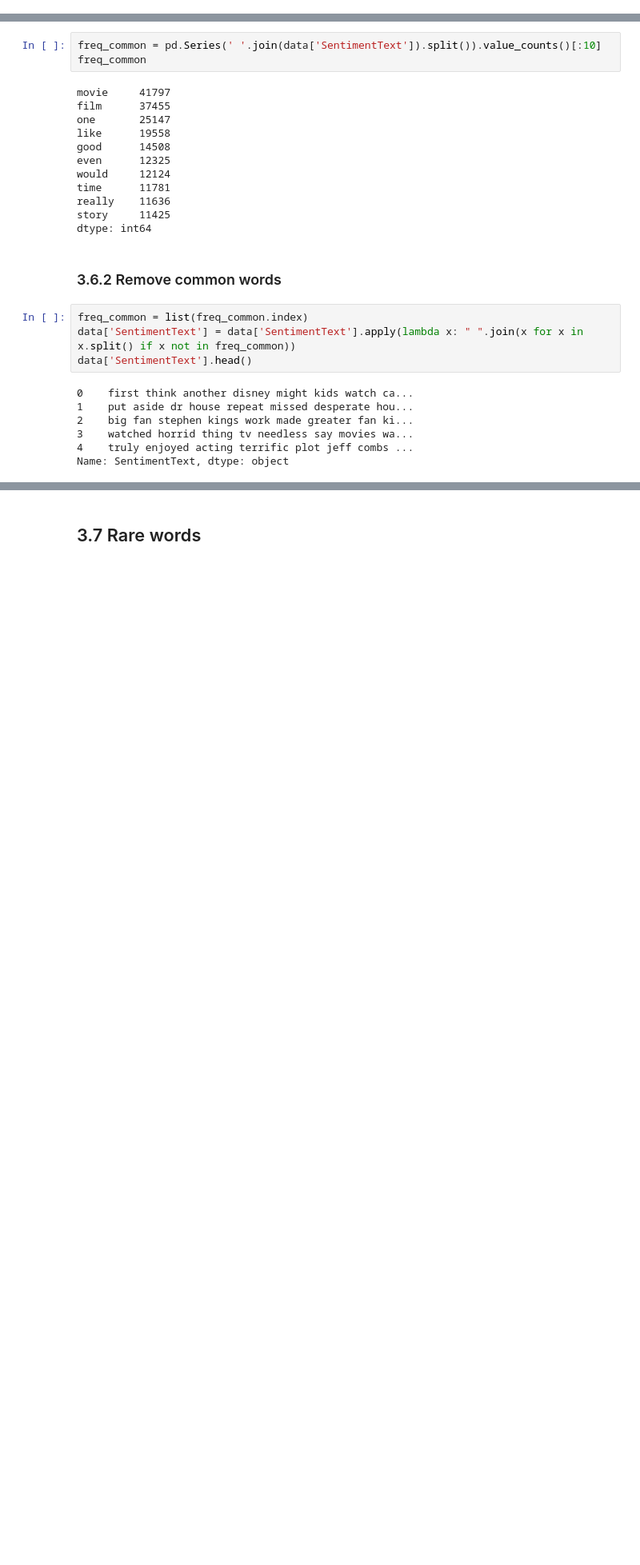
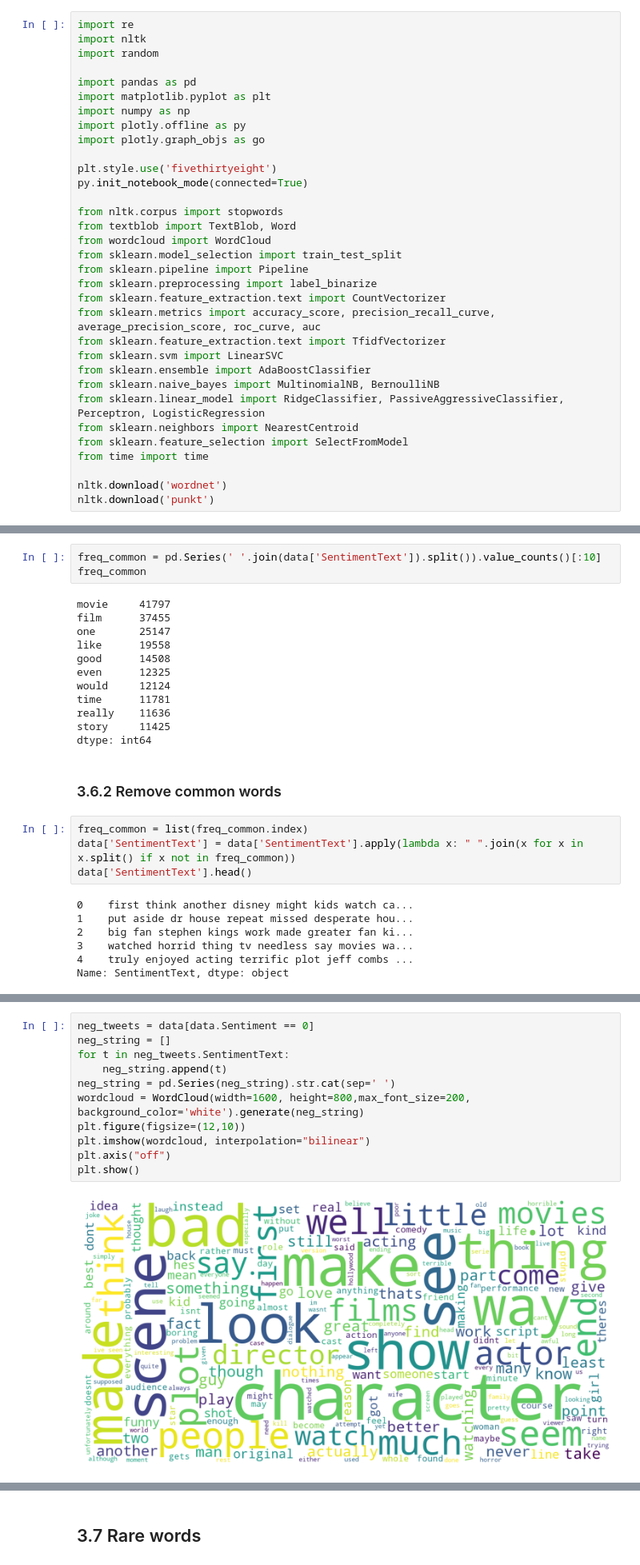
Before and after one commit to Mjauu/text-mining, a Jupyter notebook: sentiment-analysis.ipynb, the cells around one changed output, grey strips where cells are left out. Shown at 80% size. Drawn from its saved outputs; the diff is of its cells as text; blank space fills up the shorter version.

Commit message:
Add word cloud and ML pipelines.

```diff
--- a/sentiment-analysis.ipynb
+++ b/sentiment-analysis.ipynb
@@ -30,0 +13,33 @@ True
+# %%
+import re
+import nltk
+import random
+
+import pandas as pd
+import matplotlib.pyplot as plt
+import numpy as np
+import plotly.offline as py
+import plotly.graph_objs as go
+
+plt.style.use('fivethirtyeight')
+py.init_notebook_mode(connected=True)
+
+from nltk.corpus import stopwords
+from textblob import TextBlob, Word
+from wordcloud import WordCloud
+from sklearn.model_selection import train_test_split
+from sklearn.pipeline import Pipeline
+from sklearn.preprocessing import label_binarize
+from sklearn.feature_extraction.text import CountVectorizer
+from sklearn.metrics import accuracy_score, precision_recall_curve, average_precision_score, roc_curve, auc
+from sklearn.feature_extraction.text import TfidfVectorizer
+from sklearn.svm import LinearSVC
+from sklearn.ensemble import AdaBoostClassifier
+from sklearn.naive_bayes import MultinomialNB, BernoulliNB
+from sklearn.linear_model import RidgeClassifier, PassiveAggressiveClassifier, Perceptron, LogisticRegression
+from sklearn.neighbors import NearestCentroid
+from sklearn.feature_selection import SelectFromModel
+from time import time
+
+nltk.download('wordnet')
+nltk.download('punkt')
@@ -231,0 +274,13 @@ Name: SentimentText, dtype: object
+# %%
+neg_tweets = data[data.Sentiment == 0]
+neg_string = []
+for t in neg_tweets.SentimentText:
+    neg_string.append(t)
+neg_string = pd.Series(neg_string).str.cat(sep=' ')
+wordcloud = WordCloud(width=1600, height=800,max_font_size=200, background_color='white').generate(neg_string)
+plt.figure(figsize=(12,10))
+plt.imshow(wordcloud, interpolation="bilinear")
+plt.axis("off")
+plt.show()
+# %% [output]
+[figure, added]
```
Also changed, not shown: parts of 27 cells of this notebook.
